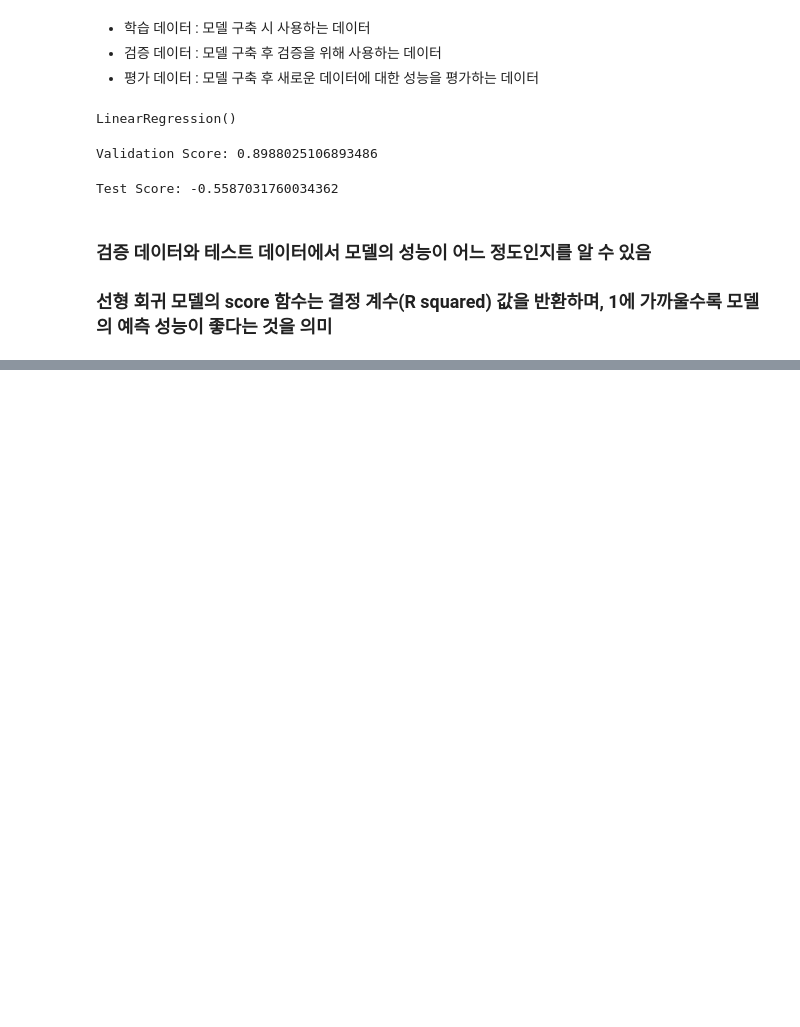
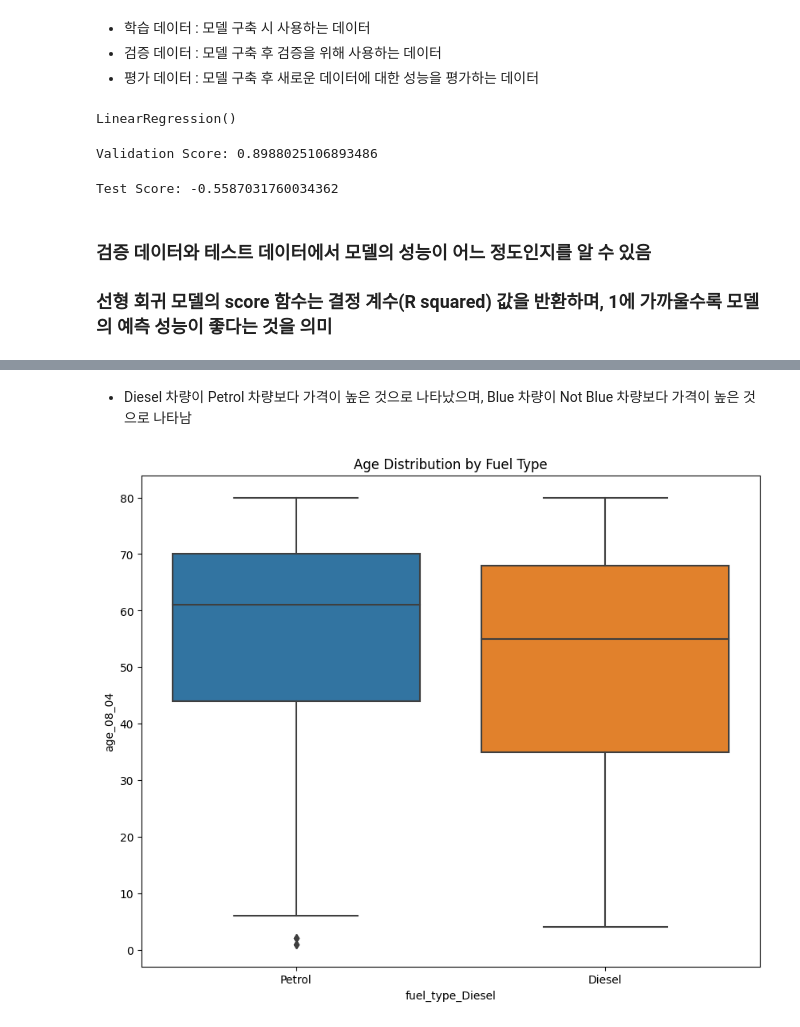
Before and after one commit to JunheeChoi/dm_class, a Jupyter notebook: dmhw_1.ipynb, the cells around one changed output, grey strips where cells are left out. Drawn from its saved outputs; the diff is of its cells as text; code cells hidden in the pictures; blank space fills up the shorter version.

```diff
--- a/dmhw_1.ipynb
+++ b/dmhw_1.ipynb
@@ -148,0 +172,11 @@ sns.heatmap(toyota_df.drop(['cylinders','color_Beige','color_Black','color_Blue'
+# %% [markdown]
+* Diesel 차량이 Petrol 차량보다 가격이 높은 것으로 나타났으며, Blue 차량이 Not Blue 차량보다 가격이 높은 것으로 나타남
+# %%
+# 가변수로 변환된 데이터에서 fuel_type 간 Age_08_04 분포 시각화
+plt.figure(figsize=(10, 8))
+sns.boxplot(data=toyota_df, y='age_08_04', x='fuel_type_Diesel')
+plt.title('Age Distribution by Fuel Type')
+plt.xticks([0, 1], ['Petrol', 'Diesel'])
+plt.show()
+# %% [output]
+[figure, added]
```
Also changed, not shown: parts of 6 cells of this notebook.
